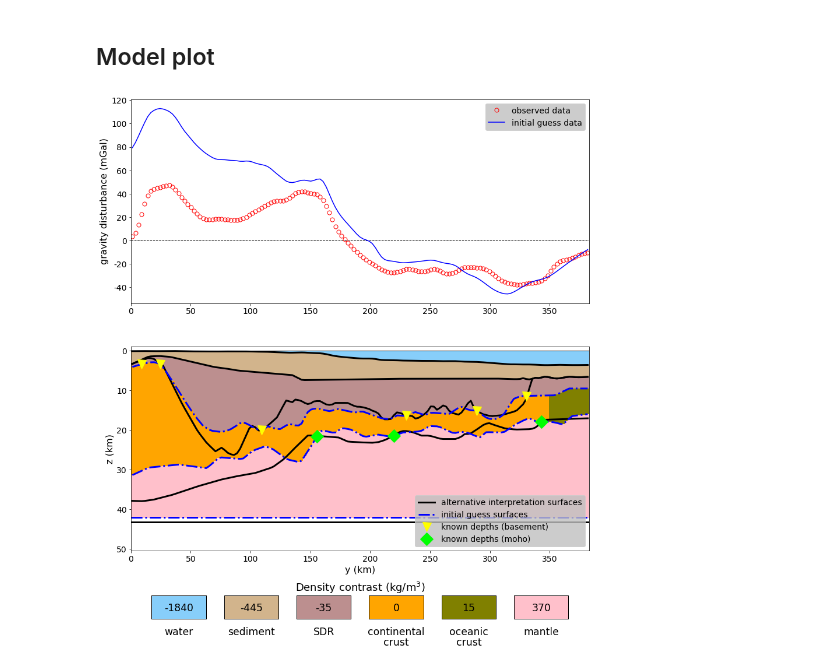
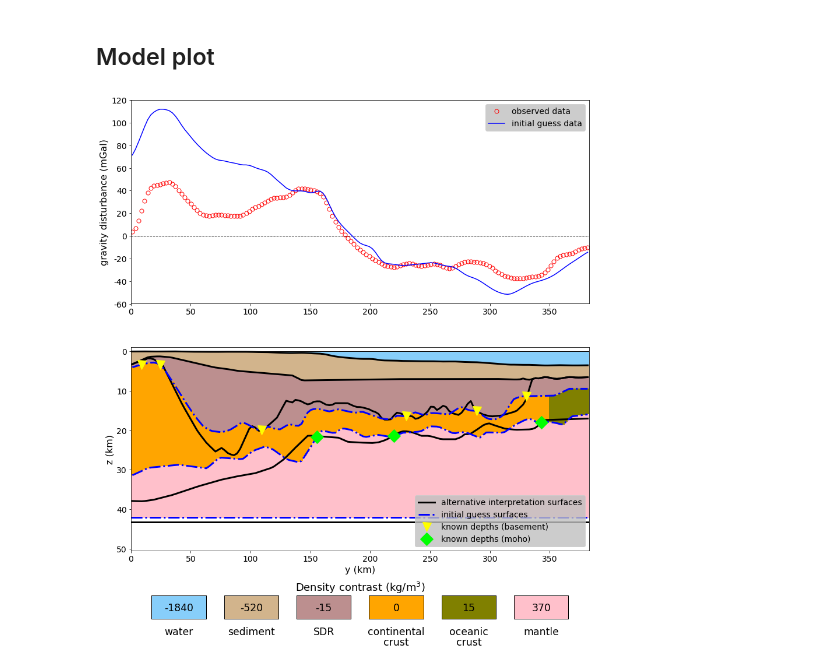
Before and after one commit to pinga-lab/paper-isostatic-grav2D, a Jupyter notebook: code/pelotas-profile-model-(initial-guess).ipynb, the cells around one changed output. Saved outputs shown, nothing was run; the diff lists cells and outputs as text; code cells hidden in the pictures.

```diff
--- a/code/pelotas-profile-model-(initial-guess).ipynb
+++ b/code/pelotas-profile-model-(initial-guess).ipynb
@@ -79,13 +79,13 @@ edge = sigma*dy*n
 # s = sediment layer
 # m = mantle layer
 dw = np.array([1030.0])
-#ds0 = np.array([2350.0])
-#ds1 = np.array([2855.0])
+ds0 = np.array([2350.0])
+ds1 = np.array([2855.0])
 dcc = np.array([2870.0])
 doc = np.array([2885.0])
 dm = np.array([3240.0])
-ds0 = np.array([2425.0])
-ds1 = np.array([2835.0])
+#ds0 = np.array([2425.0])
+#ds1 = np.array([2835.0])
 #dc = dcc
 # coordinate defining the horizontal boundaries of the continent-ocean boundary
 COT = 350000.0
@@ -630,8 +624,8 @@ ax5.axis('off')
 layers_list1 = ['water', 'sediment', 'SDR', 'continental', 'oceanic', 'mantle']
 layers_list2 = ['', '', '', 'crust', 'crust', '']
 colors_list = ['lightskyblue', 'tan', 'rosybrown', 'orange', 'olive', 'pink']
-#density_list = ['-1840', '-520', '-15', '0', '15', '370'] #original
-density_list = ['-1840', '-445', '-35', '0', '15', '370']
+density_list = ['-1840', '-520', '-15', '0', '15', '370'] #original
+#density_list = ['-1840', '-445', '-35', '0', '15', '370']
 #density_list = ['1030', '2350', '2855', '2870', '2885', '3240']
 ncols = len(colors_list)
 nrows = 1
@@ -641,31 +635,31 @@ w = X / (ncols + 1)
 i=ncols-1
 for color, density, layers1, layers2 in zip(colors_list, density_list, layers_list1, layers_list2):
     col = i // nrows
     row = i % nrows
     x = X - (col*w) - w
 
     yi_line = Y
     yf_line = Y - Y*0.15
     yi_text1 = Y - Y*0.2
     yi_text2 = Y - Y*0.27
     yi_text3 = Y - Y*0.08
 
     i-=1
     poly = Polygon(np.array([[x, x+w*0.75, x+w*0.75, x], [yi_line, yi_line, yf_line, yf_line]]).T)
     tmpx = [x for x in poly.x]
     tmpx.append(poly.x[0])
     tmpy = [y for y in poly.y]
     tmpy.append(poly.y[0])
     ax5.plot(tmpx, tmpy, linestyle='-', color='k', linewidth=1)
     ax5.fill(tmpx, tmpy, color=color)
     ax5.text(x+w*0.375, yi_text1, layers1, fontsize=(w*0.14), horizontalalignment='center', verticalalignment='top')
     ax5.text(x+w*0.375, yi_text2, layers2, fontsize=(w*0.14), horizontalalignment='center', verticalalignment='top')
     ax5.text(x+w*0.375, yi_text3, density, fontsize=(w*0.14), horizontalalignment='center', verticalalignment='center')
 
 plt.tight_layout()
 
 #mpl.savefig('../manuscript/figures/pelotas-profile-initial-guess-model-grafics.png', dpi='figure', bbox_inches='tight')
 #mpl.savefig('../manuscript/figures/pelotas-profile-initial-guess-model-grafics-T5-dsed-SDR.png', dpi='figure', bbox_inches='tight')
 plt.show()
 # %% [output]
-[figure, old version]
+[figure, new version]
```
Also changed, not shown: parts of 7 cells of this notebook, 4 other files.
